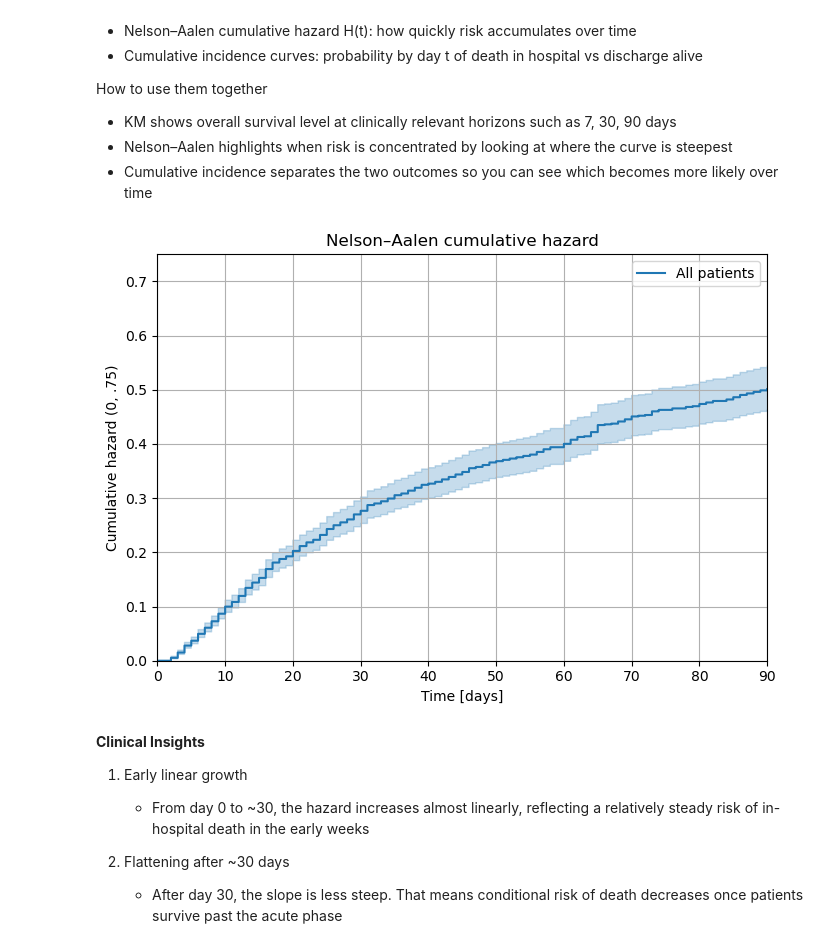
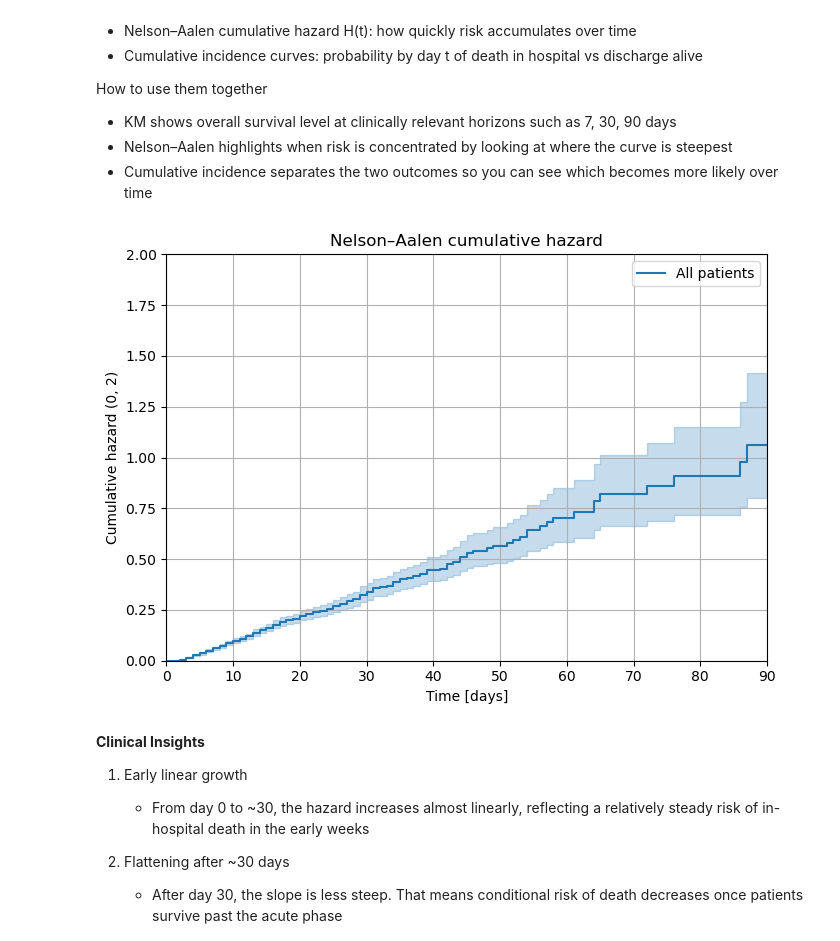
Before and after one commit to IE-ML-for-Healthcare/ICU_Survival_analysis, a Jupyter notebook: 01_ICU_Survival_analysis_KM.ipynb, the cells around one changed output. Drawn from its saved outputs; the diff is of its cells as text; code cells hidden in the pictures.

Commit message:
In hospital mortality

```diff
--- a/01_ICU_Survival_analysis_KM.ipynb
+++ b/01_ICU_Survival_analysis_KM.ipynb
@@ -86,39 +86,21 @@ Consistency logic for this dataset
 - If `Survival = −1`, the patient survived to discharge or death was unobserved
 - If `Survival` is between 2 and `Length_of_stay` inclusive, the patient died in-hospital
 # %%
-# Make duration and event explicit and clean obvious sentinels
 PATH = "PhysionetChallenge2012-set-a.csv.gz"
 ICU = pd.read_csv(PATH, compression="gzip")
 
-# Treat explicit negative placeholders as missing if present
+# Clean obvious negative sentinels for non-time variables
 for col in ["Height", "Weight"]:
     if col in ICU.columns:
         ICU.loc[ICU[col] < 0, col] = np.nan
 
-# Build all-cause survival since ICU admission
-# Event = death anywhere (in-hospital or after discharge)
-inhosp = ICU["In-hospital_death"].astype(int)
-surv = ICU["Survival"].fillna(-1)                 # >0 means died after discharge, -1 is sentinel
-los = ICU["Length_of_stay"].fillna(0)             # days from ICU admission to discharge or in-hospital death
+# Keep rows with both Length_of_stay and In-hospital_death present
+valid = ICU["Length_of_stay"].notna() & ICU["In-hospital_death"].notna()
+ICU = ICU.loc[valid].copy()
 
-event_any_death = (inhosp.eq(1) | surv.gt(0))
-
-# Time to event or censoring
-# if in-hospital death -> use Length_of_stay
-# else if post-discharge death -> use Survival
-# else alive at last contact -> censor at Length_of_stay
-duration = np.where(inhosp.eq(1), los, surv)
-alive_no_postdeath = inhosp.ne(1) & ~surv.gt(0)
-duration = np.where(alive_no_postdeath, los, duration)
-
-# Drop impossible negatives and finalize variables
-duration = np.asarray(duration, dtype=float)
-duration = np.where(duration < 0, np.nan, duration)
-valid = ~np.isnan(duration)
-
-ICU = ICU.loc[valid].copy()
-ICU["duration"] = duration[valid]
-ICU["event"] = event_any_death.to_numpy()[valid].astype(int)
+# KM for in-hospital mortality
+ICU["duration"] = ICU["Length_of_stay"].clip(lower=0).astype(float)   # time from ICU admission to discharge or in-hospital death
+ICU["event"] = ICU["In-hospital_death"].astype(int)                   # 1 = died in hospital, 0 = discharged alive
 
 ICU.head()
 # %% [output]
@@ -467,20 +448,20 @@ How to use them together
 # %%
 # Nelson–Aalen cumulative hazard to show when risk accumulates fastest
 naf = NelsonAalenFitter(label="All patients")
 naf.fit(ICU["duration"], ICU["event"])
 
 fig, ax = plt.subplots(figsize=(7,5))
 naf.plot_cumulative_hazard(ax=ax)
 ax.set_title("Nelson–Aalen cumulative hazard")
 ax.set_xlabel("Time [days]")
-ax.set_ylabel("Cumulative hazard (0, .75)")
+ax.set_ylabel("Cumulative hazard (0, 2)")
 ax.grid(True)
 ax.set_xlim(0, 90)
-ax.set_ylim(0, .75)
+ax.set_ylim(0, 2)
 plt.tight_layout()
 plt.show()
 # %% [output]
-[figure, old version]
+[figure, new version]
 # %% [markdown]
 **Clinical Insights**
 
```
Also changed, not shown: parts of 16 cells of this notebook.
